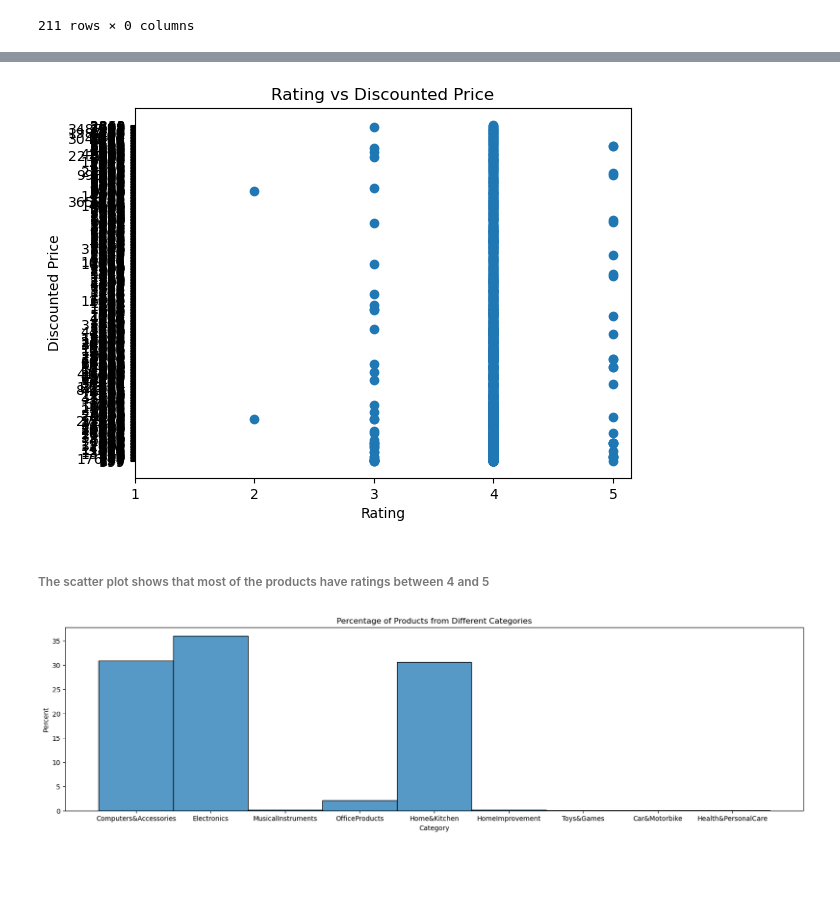
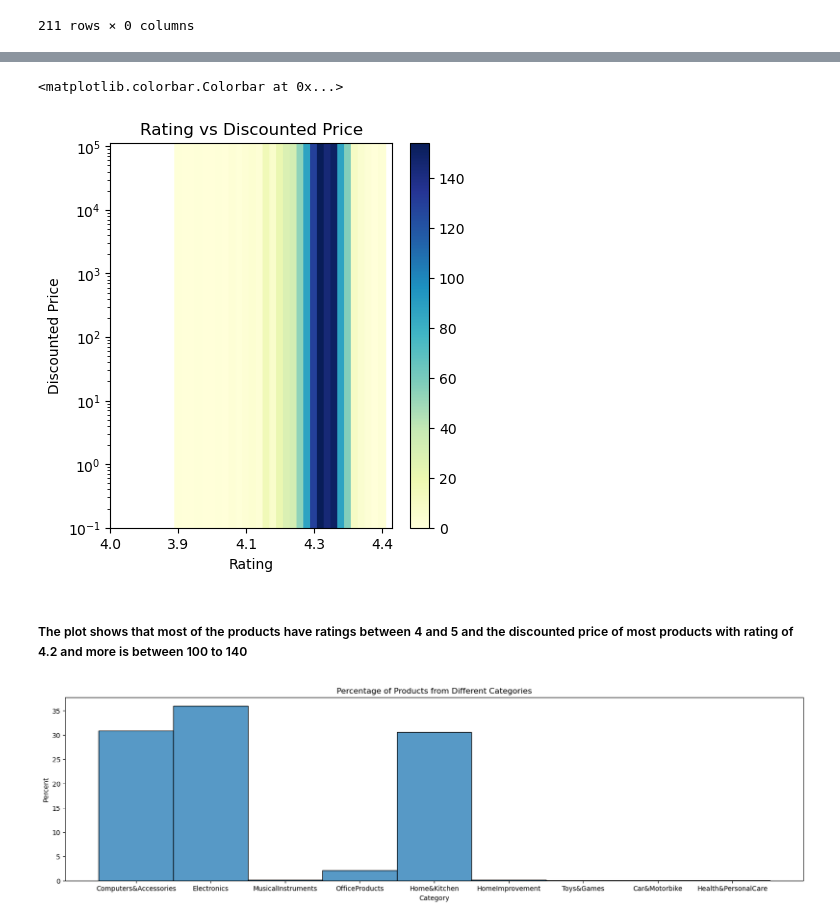
Before and after one commit to ubco-W2022T2-data301/project-group-group61, a Jupyter notebook: analysis/analysis2.ipynb, the cells around one changed output, grey strips where cells are left out. Cells and saved outputs as stored; diff of their text form; code cells hidden in the pictures; blank space fills up the shorter version.

```diff
--- a/analysis/analysis2.ipynb
+++ b/analysis/analysis2.ipynb
@@ -161,19 +161,21 @@ df1.head()
 | 3 | B08HDJ86NZ | boAt Deuce USB 300 2 in 1 Type-C ... | Computers&Accessories|Accessories... | 329 | 699 | 53% | 4.2 | ... |
 | 4 | B08CF3B7N1 | Portronics Konnect L 1.2M Fast Ch... | Computers&Accessories|Accessories... | 154 | 399 | 61% | 4.2 | ... |
 # %%
-df1['rating'].str.len().value_counts()
-df1 = df1[df1['rating'].str.len() > 0]
-df1['rating'] = df1['rating'].astype(float).round().astype(int)
-plt.scatter(df1['rating'], df1['discounted_price'])
+plt.figure(figsize=(10, 5))
+plt.subplot(121)
+plt.hexbin(df1['rating'], df1['discounted_price'], gridsize=30, cmap='YlGnBu')
 plt.xlabel('Rating')
 plt.ylabel('Discounted Price')
 plt.title('Rating vs Discounted Price')
 plt.xticks([1, 2, 3, 4, 5])
-plt.show()
+plt.yscale('log')
+plt.ylim(bottom=0.1)
+plt.colorbar()
 # %% [output]
+<matplotlib.colorbar.Colorbar at 0x...>
-[figure, old version]
+[figure, new version]
 # %% [markdown]
-###### The scatter plot shows that most of the products have ratings between 4 and 5
+##### The plot shows that most of the products have ratings between 4 and 5 and the discounted price of most products with rating of 4.2 and more is between 100 to 140
 # %%
 ned = pd.Series(df1['category'].str.split('|', expand=True)[0])
 plt.figure(figsize=(20,5))
```
Also changed, not shown: parts of 7 cells of this notebook.
